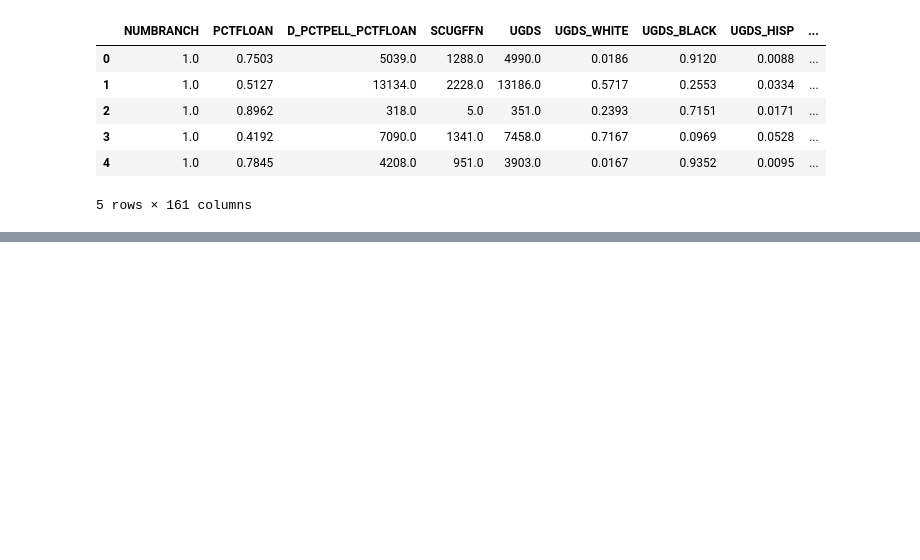
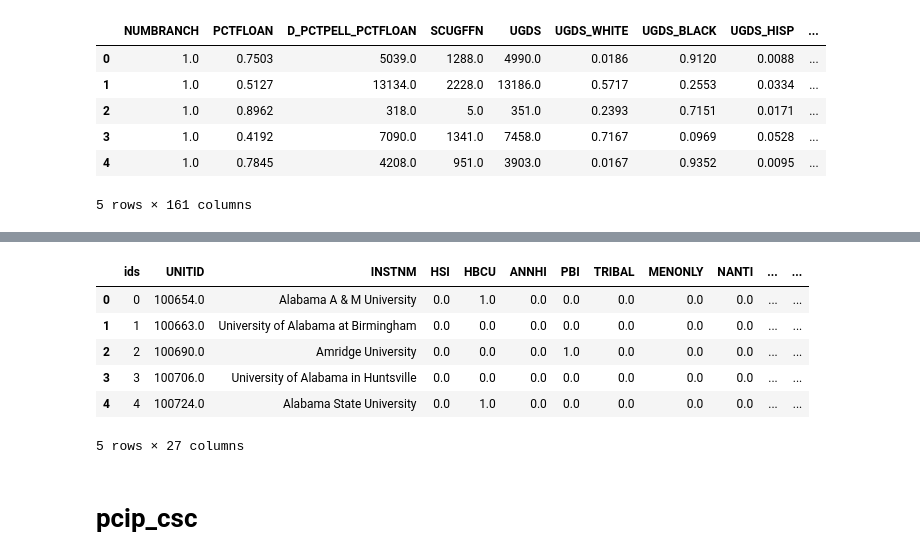
Before and after one commit to njones738/Classification-of-Pell-Institutions, a Jupyter notebook: scripts/process.ipynb, the cells around one changed output, grey strips where cells are left out. Cells and saved outputs as stored; diff of their text form; code cells hidden in the pictures; blank space fills up the shorter version.

```diff
--- a/scripts/process.ipynb
+++ b/scripts/process.ipynb
@@ -186,0 +1240,55 @@ missing[missing[0] != 0]
+# %%
+stud_demographic_csc["HSI"].fillna(0, inplace=True)
+stud_demographic_csc["HBCU"].fillna(0, inplace=True)
+stud_demographic_csc["ANNHI"].fillna(0, inplace=True)
+stud_demographic_csc["PBI"].fillna(0, inplace=True)
+stud_demographic_csc["TRIBAL"].fillna(0, inplace=True)
+stud_demographic_csc["NANTI"].fillna(0, inplace=True)
+stud_demographic_csc["AANAPII"].fillna(0, inplace=True)
+
+stud_demographic_csc = pd.concat([stud_demographic_csc,
+                                  pd.get_dummies(stud_demographic_csc["HSI"],
+                                  prefix = "HSI")],
+                                  axis = 1)
+
+stud_demographic_csc = pd.concat([stud_demographic_csc,
+                                  pd.get_dummies(stud_demographic_csc["HBCU"],
+                                  prefix = "HBCU")],
+                                  axis = 1)
+
+stud_demographic_csc = pd.concat([stud_demographic_csc,
+                                  pd.get_dummies(stud_demographic_csc["ANNHI"],
+                                  prefix = "ANNHI")],
+                                  axis = 1)
+
+stud_demographic_csc = pd.concat([stud_demographic_csc,
+                                  pd.get_dummies(stud_demographic_csc["PBI"],
+                                  prefix = "PBI")],
+                                  axis = 1)
+
+stud_demographic_csc = pd.concat([stud_demographic_csc,
+                                  pd.get_dummies(stud_demographic_csc["TRIBAL"],
+                                  prefix = "TRIBAL")],
+                                  axis = 1)
+
+stud_demographic_csc = pd.concat([stud_demographic_csc,
+                                  pd.get_dummies(stud_demographic_csc["NANTI"],
+                                  prefix = "NANTI")],
+                                  axis = 1)
+
+stud_demographic_csc = pd.concat([stud_demographic_csc,
+                                  pd.get_dummies(stud_demographic_csc["AANAPII"],
+                                  prefix = "AANAPII")],
+                                  axis = 1)
+# %%
+stud_demographic_csc.head(5)
+# %% [output]
+|  | ids | UNITID | INSTNM | HSI | HBCU | ANNHI | PBI | TRIBAL | MENONLY | NANTI | ... | ... |
+| 0 | 0 | 100654.0 | Alabama A & M University | 0.0 | 1.0 | 0.0 | 0.0 | 0.0 | 0.0 | 0.0 | ... | ... |
+| 1 | 1 | 100663.0 | University of Alabama at Birmingham | 0.0 | 0.0 | 0.0 | 0.0 | 0.0 | 0.0 | 0.0 | ... | ... |
+| 2 | 2 | 100690.0 | Amridge University | 0.0 | 0.0 | 0.0 | 1.0 | 0.0 | 0.0 | 0.0 | ... | ... |
+| 3 | 3 | 100706.0 | University of Alabama in Huntsville | 0.0 | 0.0 | 0.0 | 0.0 | 0.0 | 0.0 | 0.0 | ... | ... |
+| 4 | 4 | 100724.0 | Alabama State University | 0.0 | 1.0 | 0.0 | 0.0 | 0.0 | 0.0 | 0.0 | ... | ... |
+5 rows × 27 columns
+# %% [markdown]
+# pcip_csc
```
Also changed, not shown: parts of 60 cells of this notebook, 1 other file.
